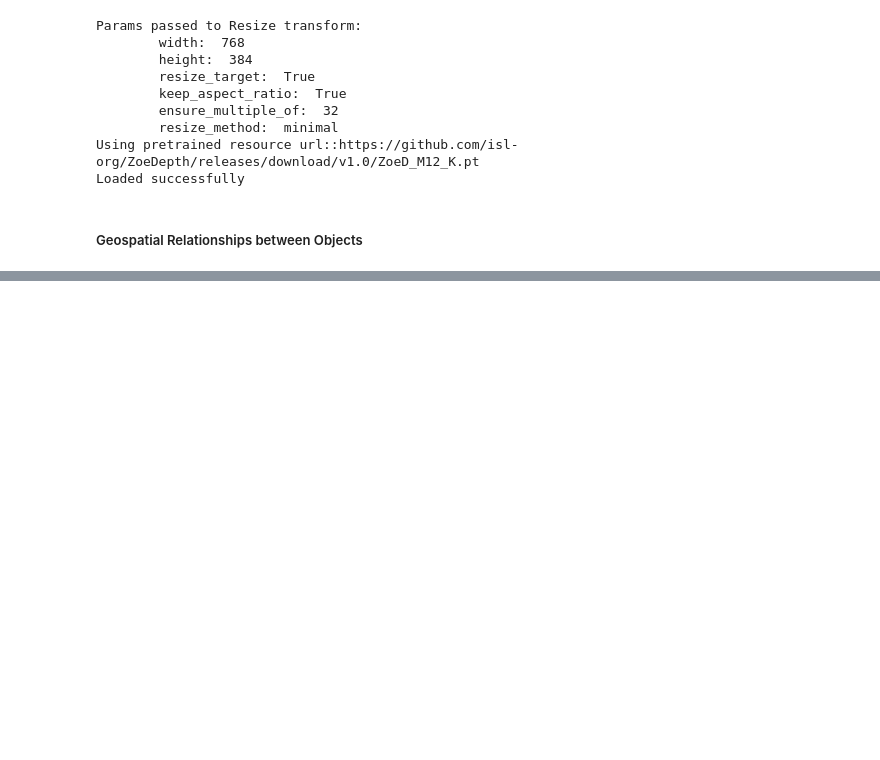
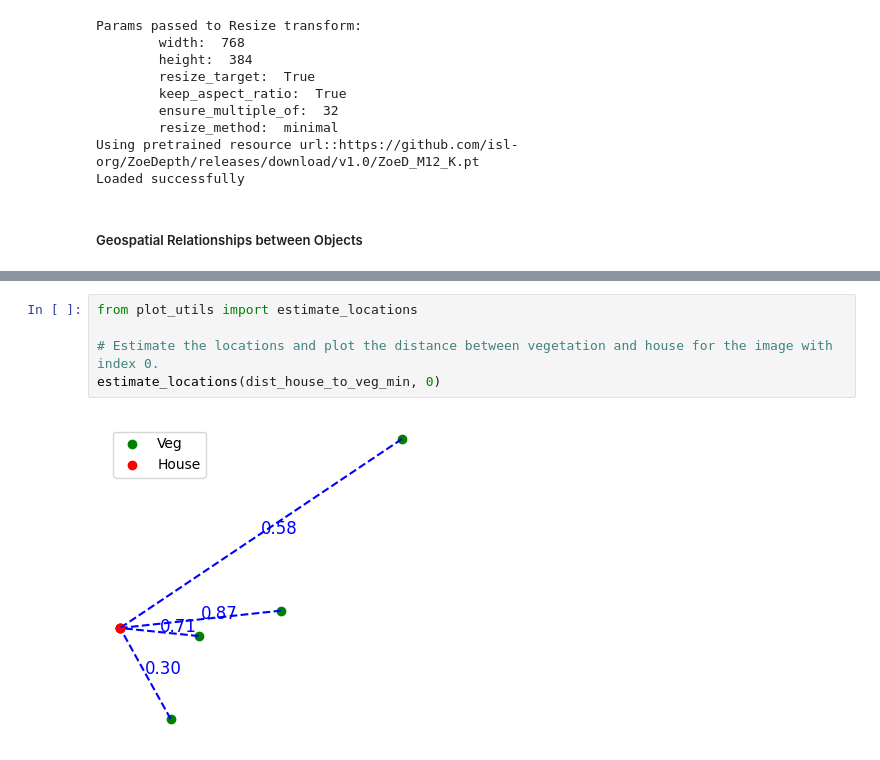
Before and after one commit to qlllllll/wildfire-prevention, a Jupyter notebook: gsv.ipynb, the cells around one changed output, grey strips where cells are left out. Cells and saved outputs as stored; diff of their text form; blank space fills up the shorter version.

```diff
--- a/gsv.ipynb
+++ b/gsv.ipynb
@@ -129,3 +137,10 @@ Name: distance, dtype: object
+# %%
+from plot_utils import estimate_locations
+
+# Estimate the locations and plot the distance between vegetation and house for the image with index 0.
+estimate_locations(dist_house_to_veg_min, 0)
+# %% [output]
+[figure, added]
 # %%
 from object_detection_utils import nearest_object_existence
 
```
Also changed, not shown: parts of 10 cells of this notebook.
